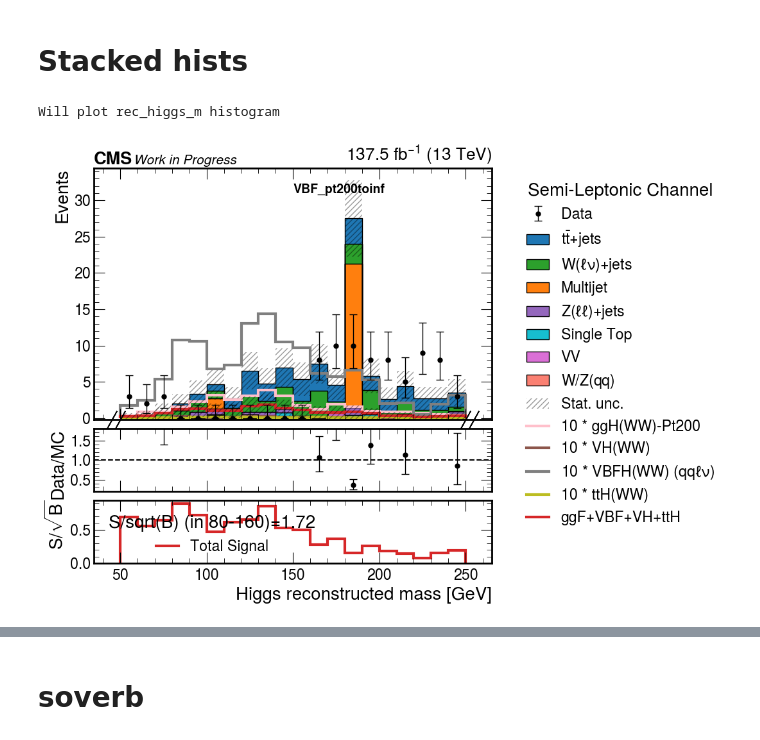
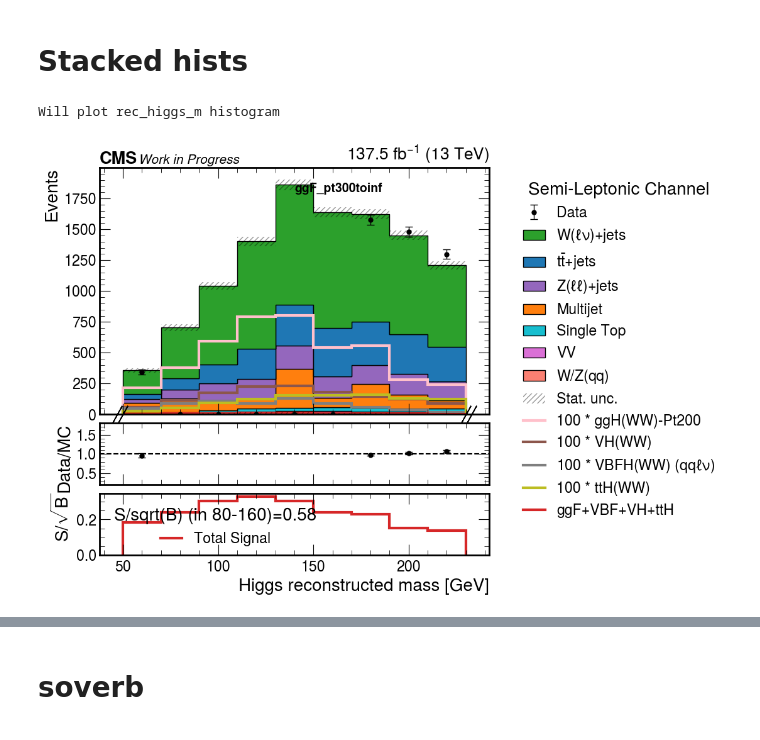
Before and after one commit to quinnanm/boostedhiggs, a Jupyter notebook: binder/hists_plots.ipynb, the cells around one changed output, grey strips where cells are left out. Saved outputs shown, nothing was run; the diff lists cells and outputs as text; code cells hidden in the pictures.

```diff
--- a/binder/hists_plots.ipynb
+++ b/binder/hists_plots.ipynb
@@ -638,8 +638,8 @@ tagger = "fj_ParT_score"
 tagger = "fj_ParT_score_finetuned"
 
 presel = {
-    "High purity signal region": f"({tagger}>0.97)",
-#     "Medium purity signal region": f"({tagger}<0.97) & ({tagger}>0.85)",
+#     "High purity signal region": f"({tagger}>0.97)",
+    "Medium purity signal region": f"({tagger}<0.97) & ({tagger}>0.85)",
 #     "WJets control region": f"({tagger}<0.85) & ({tagger}>0.20) & (n_bjets_L==0)",
 
 #     "Top control region": f"({tagger}<0.20) & (n_bjets_T>0)",
@@ -650,16 +650,15 @@ presel = {
 }
 
 categories_sel = {
-    "VBF_pt200toinf": "( (mjj>1000) & (deta>3.5) )",
+#     "VBF_pt200toinf": "( (mjj>1000) & (deta>3.5) )",
 #     "ggF_pt200to300": "( (mjj<1000) & (deta<3.5) & (fj_pt<300) )",
-#     "ggF_pt300toinf": "( (mjj<1000) & (deta<3.5) & (fj_pt>300) )",
+    "ggF_pt300toinf": "( (mjj<1000) & (deta<3.5) & (fj_pt>300) )",
 
 }
 
 
 channels = ["ele", "mu"]
 years = ["2018", "2017", "2016", "2016APV"]
-# years = ["2018"]
 
 region = "signal_region"
 
@@ -686,9 +685,9 @@ for var in vars_to_plot:
                     if "High" in k:
                         if sample == "QCD":
                             df = df[df["event_weight"]<140]
-                    if "Medium" in k:
-                        if sample == "QCD":
-                            df = df[df["event_weight"]<200]
+#                     if "Medium" in k:
+#                         if sample == "QCD":
+#                             df = df[df["event_weight"]<200]
 
                     df = df.query(v)
 
@@ -703,17 +702,17 @@ for var in vars_to_plot:
 # %%
 plt.rcParams.update({"font.size": 20})
 from utils import plot_hists
 plot_hists(years, channels, hists, vars_to_plot,
             add_data=True,
             logy=False,
             add_soverb=True,
             only_sig=False,
-            mult=10,
+            mult=100,
             outpath="/Users/fmokhtar/Desktop/farakikopku3/",
             text_=category,
             blind_region=[80,160],
-           save_as=f"high_{category}"
+           save_as=f"medium_{category}"
           )
 # %% [output]
 Will plot rec_higgs_m histogram
-[figure, old version]
+[figure, new version]
```
Also changed, not shown: parts of 30 cells of this notebook, 9 other files.
